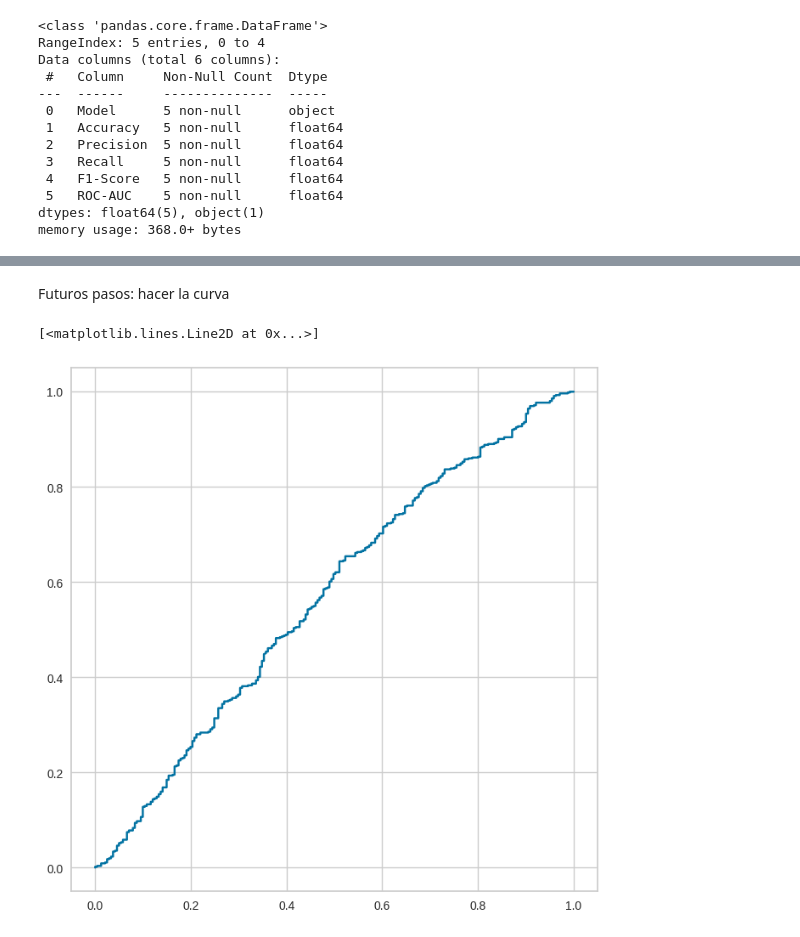
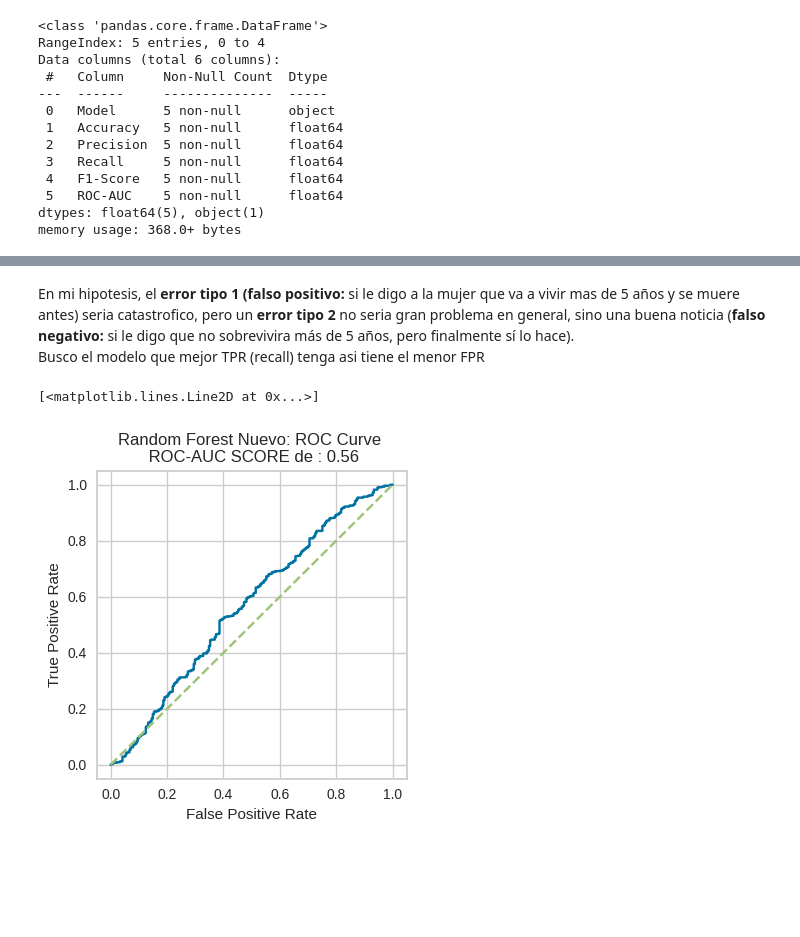
Before and after one commit to LuisaBeccar/Proyecto_DC_CoderHouse_LuisaBeccarVarela, a Jupyter notebook: COPY2_Xsin6th_SepDCII_LBV_.ipynb, the cells around one changed output, grey strips where cells are left out. Saved outputs shown, nothing was run; the diff lists cells and outputs as text; code cells hidden in the pictures; blank space fills up the shorter version.

```diff
--- a/COPY2_Xsin6th_SepDCII_LBV_.ipynb
+++ b/COPY2_Xsin6th_SepDCII_LBV_.ipynb
@@ -1729,2 +1728,0 @@ El random forest, quizas por el hiperparametro warm_start mostro una leve mejori
-# %% [markdown]
-Futuros pasos: hacer la curva
@@ -1734,9 +1729,17 @@ scores = log_reg_nuevo.decision_function(X_test)
-# %%
-fpr,tpr,theshold = roc_curve(y_test,scores)
-fig, ax = plt.subplots(figsize=(8, 8))
-plt.plot(fpr,tpr)
-
-# arreglas cositas de ax.st...
-# %% [output]
-[<matplotlib.lines.Line2D at 0x...>]
-[figure, removed]
+# %% [markdown]
+En mi hipotesis, el **error tipo 1 (falso positivo:** si le digo a la mujer que va a vivir mas de 5 años y se muere antes) seria catastrofico, pero un **error tipo 2** no seria gran problema en general, sino una buena noticia (**falso negativo:** si le digo que no sobrevivira más de 5 años, pero finalmente sí lo hace). <br>
+Busco el modelo que mejor TPR (recall) tenga asi tiene el menor FPR
+# %%
+y_pred_rf_nuevo
+scores = rf_nuevo.predict_proba(X_test)[:,1] # predic_proba da la probabilidad de que un input sea clasificado en cada categoria
+# %%
+fpr,tpr,theshold = roc_curve(y_test,scores)
+fig, ax = plt.subplots(figsize=(4, 4))
+plt.plot(fpr,tpr)
+plt.ylabel('True Positive Rate')
+plt.xlabel('False Positive Rate')
+plt.title(f"Random Forest Nuevo: ROC Curve \n ROC-AUC SCORE de : {round(roc_auc_score(y_test, scores),2)}")
+plt.plot([0, 1], ls="--")
+# %% [output]
+[<matplotlib.lines.Line2D at 0x...>]
+[figure, added]
```
Also changed, not shown: parts of 35 cells of this notebook.
